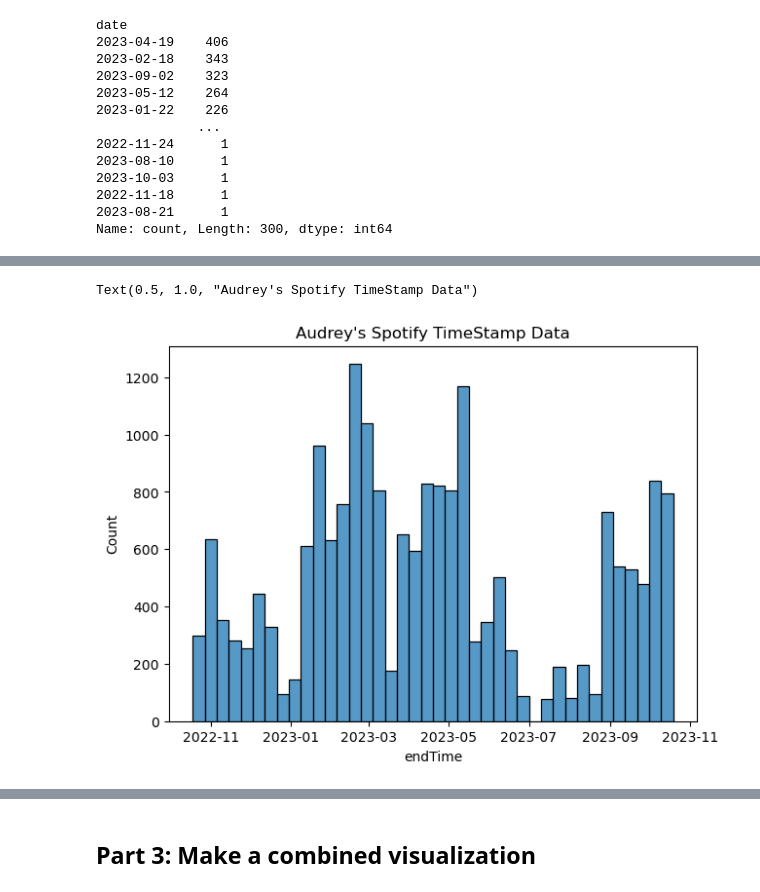
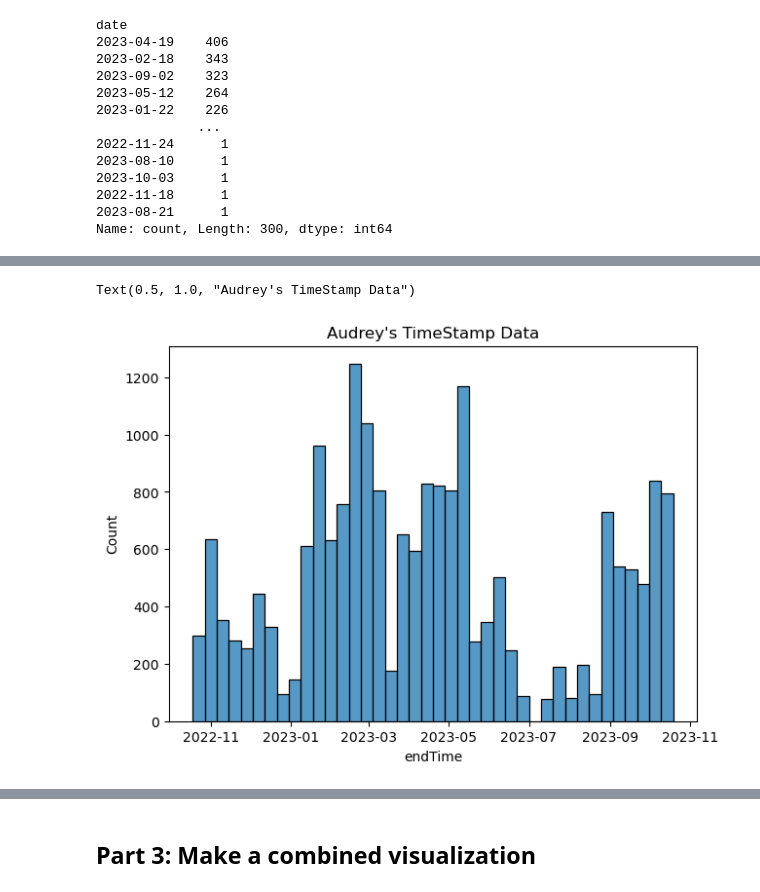
Before and after one commit to audreymarthin/Proj8_CS215_Audrey_Ruth, a Jupyter notebook: Project8_Audrey Marthin.ipynb, the cells around one changed output, grey strips where cells are left out. Drawn from its saved outputs; the diff is of its cells as text; code cells hidden in the pictures.

```diff
--- a/Project8_Audrey Marthin.ipynb
+++ b/Project8_Audrey Marthin.ipynb
@@ -442,10 +508,10 @@ audrey
 # %%
 plt.figure(figsize=(7, 5))
 sns.histplot(data=audrey["endTime"])
-plt.title("Audrey's Spotify TimeStamp Data")
+plt.title("Audrey's TimeStamp Data")
 # %% [output]
-Text(0.5, 1.0, "Audrey's Spotify TimeStamp Data")
+Text(0.5, 1.0, "Audrey's TimeStamp Data")
-[figure, old version]
+[figure, new version]
 # %%
 plt.figure(figsize=(7, 5))
 sns.lineplot(x="month_year", y="frequency_month", data=audrey)
```
Also changed, not shown: parts of 33 cells of this notebook.
